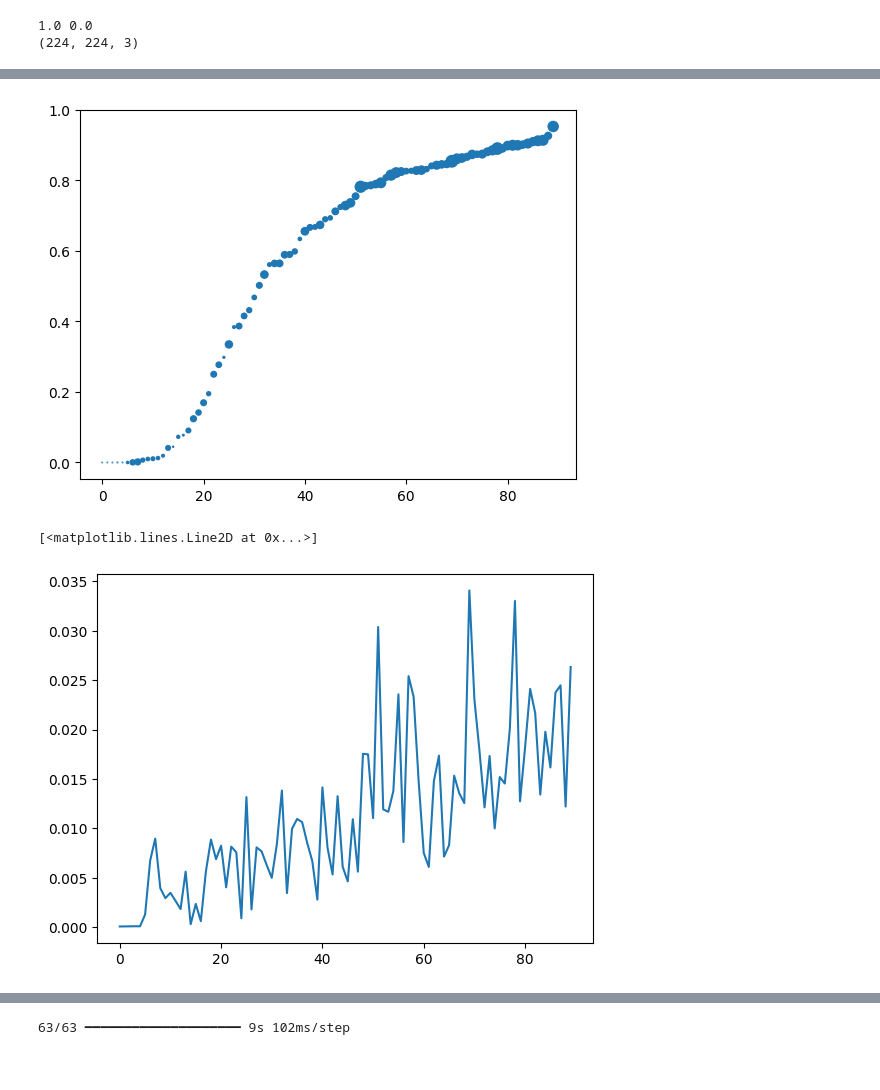
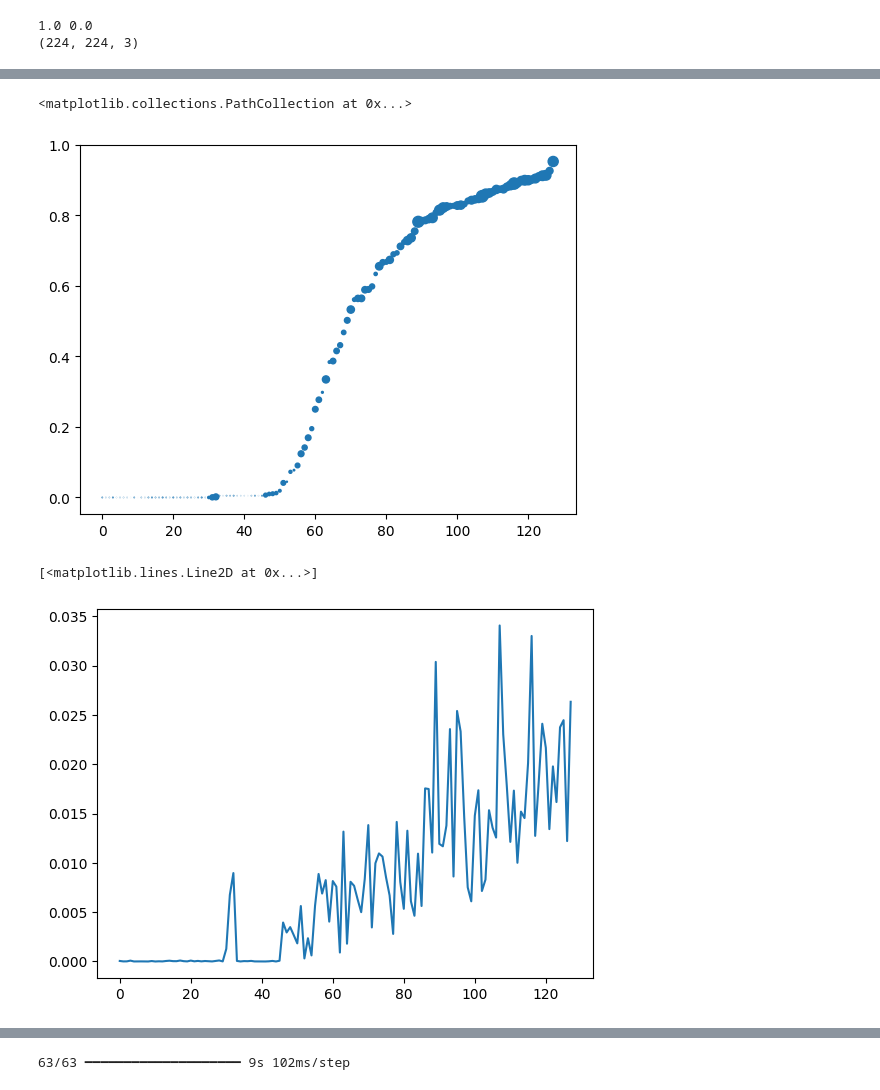
Before and after one commit to fagonzalezo/kdm, a Jupyter notebook: examples/kdm_generative_test.ipynb, the cells around one changed output, grey strips where cells are left out. Saved outputs shown, nothing was run; the diff lists cells and outputs as text; code cells hidden in the pictures.

```diff
--- a/examples/kdm_generative_test.ipynb
+++ b/examples/kdm_generative_test.ipynb
@@ -722,38 +722,34 @@ Sigma: 0.0806189626455307
 # %%
 # plot y prototypes
 xs = kdm_gen_1.kdm.c_x.numpy()
 ys = kdm_gen_1.kdm.c_y.numpy() / np.linalg.norm(kdm_gen_1.kdm.c_y.numpy(), axis=1, keepdims=True)
 ys = ys ** 2
 weights = np.abs(kdm_gen_1.kdm.c_w.numpy())
 weights /= np.sum(weights)
 
-# select 70% prototypes with largest weights
-idx = np.argsort(weights)[int(weights.shape[0] * 0.3):]
+
+sorted_ys = ys[:, 1]
+idx = np.argsort(sorted_ys)
+
 
 sorted_xs = xs[idx]
-sorted_ys = ys[idx, 1]
+sorted_ys = sorted_ys[idx]
 sorted_weights = weights[idx]
 
-idx = np.argsort(sorted_ys)
-
-sorted_xs = sorted_xs[idx]
-sorted_ys = sorted_ys[idx]
-sorted_weights = sorted_weights[idx]
-
-plt.scatter(np.arange(len(sorted_ys)), sorted_ys, s=sorted_weights*2000)
 
 # create prototypes_df using sorted xs, ys and weights
-prototypes_df = pd.DataFrame({'x': None,  'y':sorted_ys, 'w': sorted_weights})
+prototypes_df = pd.DataFrame({'x': sorted_xs.tolist(),  'y':sorted_ys, 'w': sorted_weights})
 
-for i in range(sorted_xs.shape[0]):
-    prototypes_df.at[i, 'x'] = sorted_xs[i]
+plt.scatter(np.arange(len(prototypes_df['y'])),
+            prototypes_df['y'], s=prototypes_df['w']*2000)
 # %% [output]
+<matplotlib.collections.PathCollection at 0x...>
-[figure, old version]
+[figure, new version]
 # %%
 plt.plot(sorted_weights)
 # %% [output]
 [<matplotlib.lines.Line2D at 0x...>]
-[figure, old version]
+[figure, new version]
 # %%
 import matplotlib.pyplot as plt
 
```
Also changed, not shown: parts of 6 cells of this notebook.
